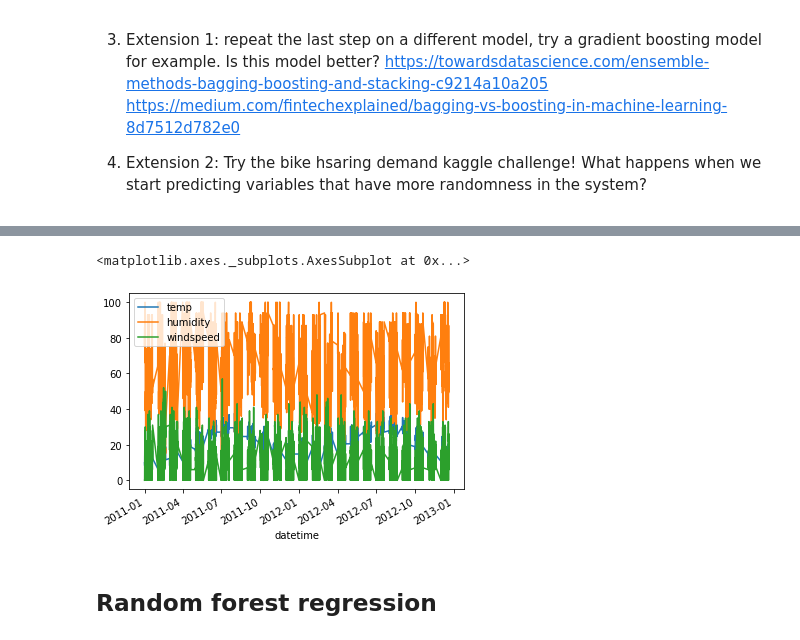
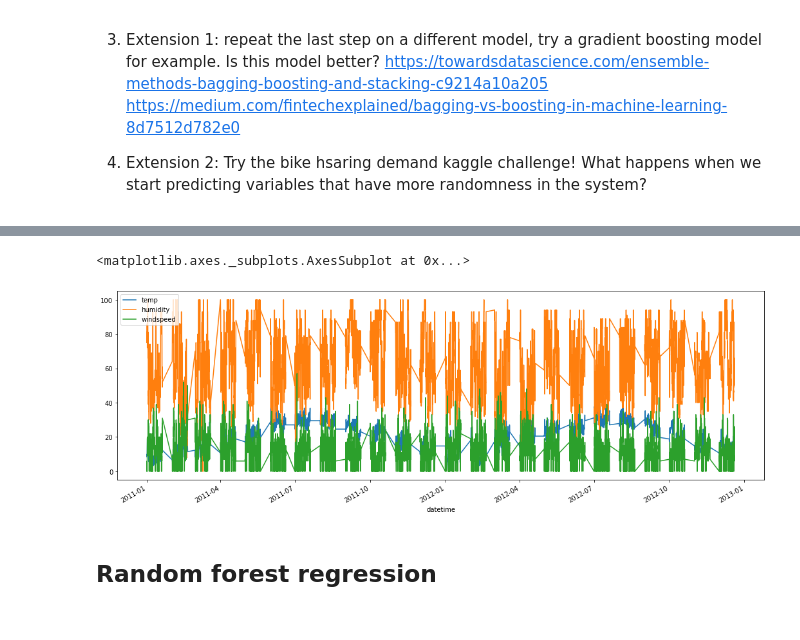
Before and after one commit to bndxn/macfiles, a Jupyter notebook: WS3/WS3 - Random forest regression.ipynb, the cells around one changed output, grey strips where cells are left out. Cells and saved outputs as stored; diff of their text form; code cells hidden in the pictures.

```diff
--- a/WS3/WS3 - Random forest regression.ipynb
+++ b/WS3/WS3 - Random forest regression.ipynb
@@ -57,10 +57,10 @@ test['datetime'] = dts_test
 test = test.drop(['atemp'],axis=1)
 test = test.set_index('datetime')
 # %%
-train.plot()
+train.plot(figsize=(18,6))
 # %% [output]
 <matplotlib.axes._subplots.AxesSubplot at 0x...>
-[figure, old version]
+[figure, new version]
 # %% [markdown]
 ## Random forest regression
 # %%
```
Also changed, not shown: parts of 21 cells of this notebook.
